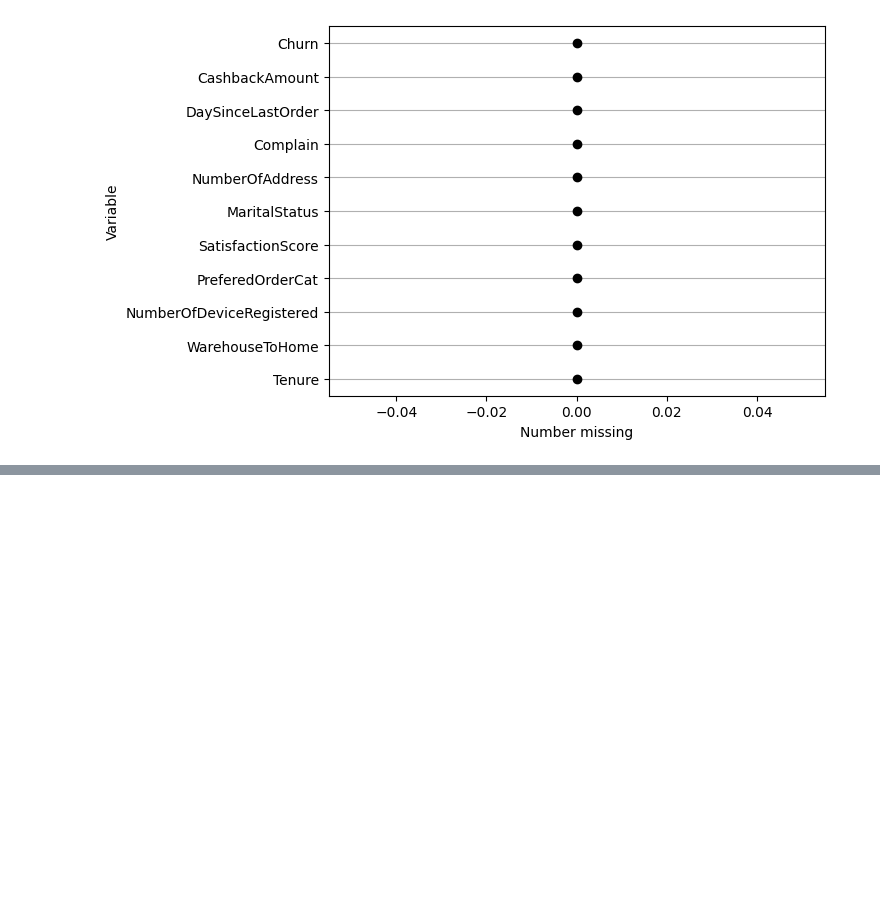
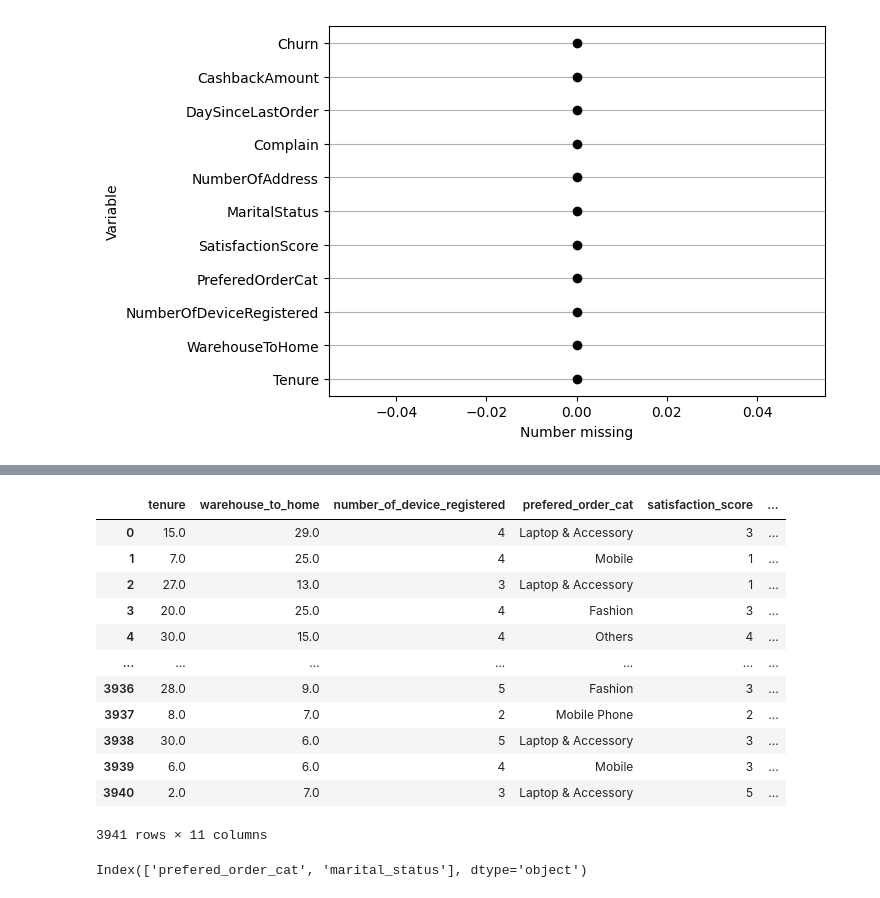
Before and after one commit to cesarmayta/BOOTCAMP_DSG1, a Jupyter notebook: trabajo_final_modulo4/TRABAJO_FINAL_MODULO_4_CESARMAYTA.ipynb, the cells around one changed output, grey strips where cells are left out. Cells and saved outputs as stored; diff of their text form; code cells hidden in the pictures; blank space fills up the shorter version.

```diff
--- a/trabajo_final_modulo4/TRABAJO_FINAL_MODULO_4_CESARMAYTA.ipynb
+++ b/trabajo_final_modulo4/TRABAJO_FINAL_MODULO_4_CESARMAYTA.ipynb
@@ -210,0 +238,24 @@ data_df.missing.missing_variable_plot()
+# %%
+data_df = (
+    data_df.clean_names(case_type='snake')
+)
+data_df
+# %% [output]
+|  | tenure | warehouse_to_home | number_of_device_registered | prefered_order_cat | satisfaction_score | ... |
+| 0 | 15.0 | 29.0 | 4 | Laptop & Accessory | 3 | ... |
+| 1 | 7.0 | 25.0 | 4 | Mobile | 1 | ... |
+| 2 | 27.0 | 13.0 | 3 | Laptop & Accessory | 1 | ... |
+| 3 | 20.0 | 25.0 | 4 | Fashion | 3 | ... |
+| 4 | 30.0 | 15.0 | 4 | Others | 4 | ... |
+| ... | ... | ... | ... | ... | ... | ... |
+| 3936 | 28.0 | 9.0 | 5 | Fashion | 3 | ... |
+| 3937 | 8.0 | 7.0 | 2 | Mobile Phone | 2 | ... |
+| 3938 | 30.0 | 6.0 | 5 | Laptop & Accessory | 3 | ... |
+| 3939 | 6.0 | 6.0 | 4 | Mobile | 3 | ... |
+| 3940 | 2.0 | 7.0 | 3 | Laptop & Accessory | 5 | ... |
+3941 rows × 11 columns
+# %%
+categorical_columns = data_df.select_dtypes(object).columns
+categorical_columns
+# %% [output]
+Index(['prefered_order_cat', 'marital_status'], dtype='object')
```
Also changed, not shown: parts of 10 cells of this notebook.
